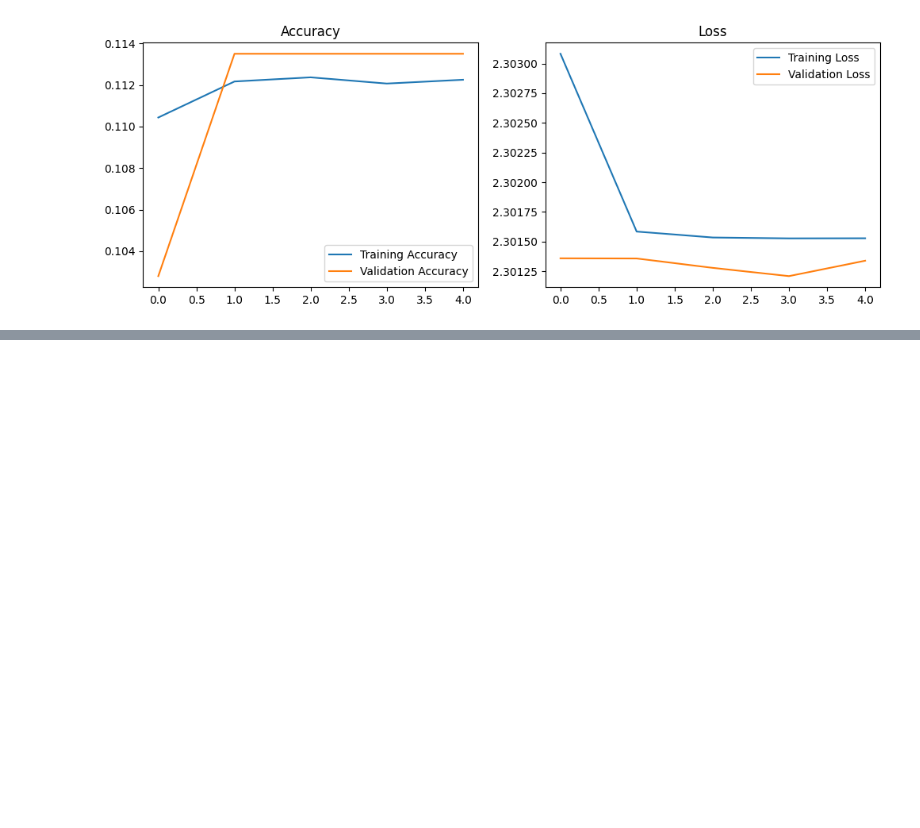
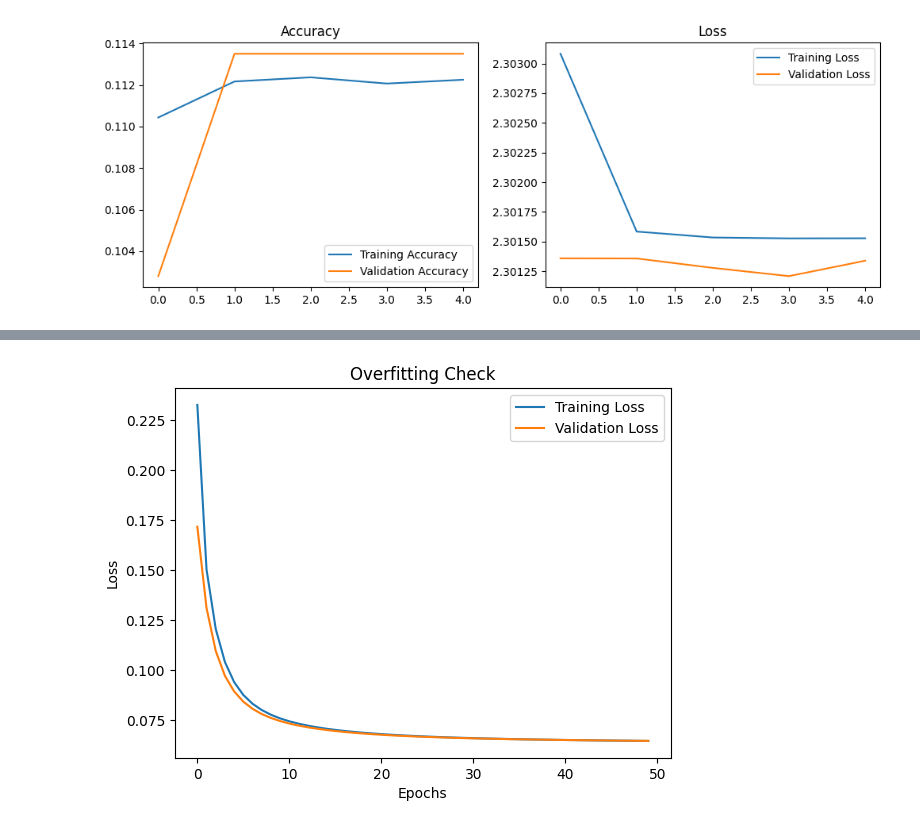
Before and after one commit to SameekshaPadigelawar/DEEP-LEARNING-PRACTICE, a Jupyter notebook: DL_LAB1.ipynb, the cells around one changed output, grey strips where cells are left out. Cells and saved outputs as stored; diff of their text form; code cells hidden in the pictures; blank space fills up the shorter version.

```diff
--- a/DL_LAB1.ipynb
+++ b/DL_LAB1.ipynb
@@ -1964,0 +2144,92 @@ Test accuracy: 0.11349999904632568
+# %%
+#week-8
+import numpy as np
+from tensorflow.keras.layers import Input, Dense
+from tensorflow.keras.models import Model
+from tensorflow.keras.datasets import mnist
+import matplotlib.pyplot as plt
+from keras.callbacks import TensorBoard
+from tensorflow.keras.callbacks import EarlyStopping   # ✅ added
+
+# 1. Load and Prepare Data
+(x_train, _), (x_test, _) = mnist.load_data()
+
+x_train = x_train.astype('float32') / 255.
+x_test = x_test.astype('float32') / 255.
+
+x_train = x_train.reshape((len(x_train), np.prod(x_train.shape[1:])))
+x_test = x_test.reshape((len(x_test), np.prod(x_test.shape[1:])))
+
+# 2. Define the Encoder and Decoder
+input_dim = 784
+encoding_dim = 300   # (can cause overfitting)
+
+# Encoder
+input_layer = Input(shape=(input_dim,))
+encoded = Dense(encoding_dim, activation='sigmoid')(input_layer)
+
+# Decoder
+decoded = Dense(input_dim, activation='sigmoid')(encoded)
+
+# 3. Create the Autoencoder Model
+autoencoder = Model(input_layer, decoded)
+
+# 4. Compile the Model
+autoencoder.compile(optimizer='adam', loss='binary_crossentropy')
+
+# ✅ 5. Add EarlyStopping (optional but useful)
+early_stop = EarlyStopping(monitor='val_loss', patience=5, restore_best_weights=True)
+
+# 6. Train the Model (store history)
+history = autoencoder.fit(
+    x_train, x_train,
+    epochs=50,
+    batch_size=256,
+    shuffle=True,
+    validation_data=(x_test, x_test),
+    callbacks=[early_stop]
+)
+
+# ✅ 7. Plot Loss Graph (MAIN STEP TO DETECT OVERFITTING)
+plt.plot(history.history['loss'], label='Training Loss')
+plt.plot(history.history['val_loss'], label='Validation Loss')
+plt.xlabel('Epochs')
+plt.ylabel('Loss')
+plt.title('Overfitting Check')
+plt.legend()
+plt.show()
+
+# ✅ 8. Print Overfitting Result
+train_loss = history.history['loss'][-1]
+val_loss = history.history['val_loss'][-1]
+
+print("Final Training Loss:", train_loss)
+print("Final Validation Loss:", val_loss)
+
+if val_loss > train_loss:
+    print("⚠️ Model is OVERFITTING")
+else:
+    print("✅ Model is NOT overfitting")
+
+# 9. Test the Model
+decoded_imgs = autoencoder.predict(x_test)
+
+# 10. Visualize Results
+n = 10
+plt.figure(figsize=(20, 4))
+
+for i in range(n):
+    # Original image
+    ax = plt.subplot(2, n, i + 1)
+    plt.imshow(x_test[i].reshape(28, 28))
+    plt.gray()
+    ax.axis('off')
+
+    # Reconstructed image
+    ax = plt.subplot(2, n, i + 1 + n)
+    plt.imshow(decoded_imgs[i].reshape(28, 28))
+    plt.gray()
+    ax.axis('off')
+
+plt.show()
+# %% [output]
@@ -1964,0 +2253 @@ Test accuracy: 0.11349999904632568
+[figure, added]
```
Also changed, not shown: parts of 4 cells of this notebook.
